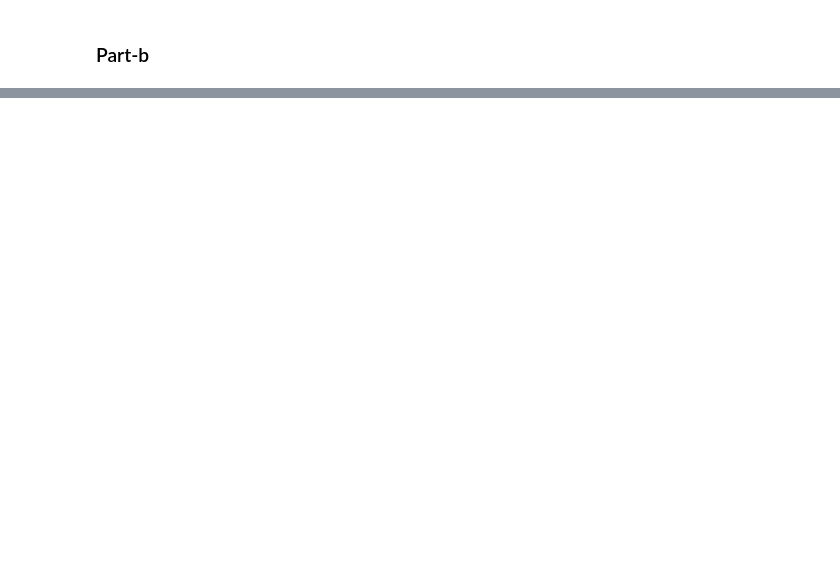
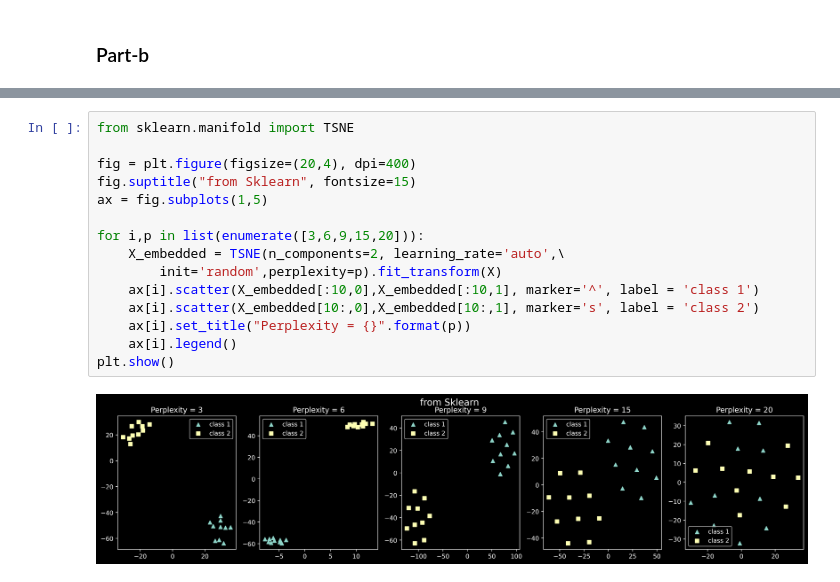
Before and after one commit to cmaspi/AI2100, a Jupyter notebook: assignment-2/ai20btech11006-hw2.ipynb, the cells around one changed output, grey strips where cells are left out. Saved outputs shown, nothing was run; the diff lists cells and outputs as text; blank space fills up the shorter version.

```diff
--- a/assignment-2/ai20btech11006-hw2.ipynb
+++ b/assignment-2/ai20btech11006-hw2.ipynb
@@ -281,0 +265,17 @@ plt.show()
+# %%
+from sklearn.manifold import TSNE
+
+fig = plt.figure(figsize=(20,4), dpi=400)
+fig.suptitle("from Sklearn", fontsize=15)
+ax = fig.subplots(1,5)
+
+for i,p in list(enumerate([3,6,9,15,20])):
+    X_embedded = TSNE(n_components=2, learning_rate='auto',\
+        init='random',perplexity=p).fit_transform(X)
+    ax[i].scatter(X_embedded[:10,0],X_embedded[:10,1], marker='^', label = 'class 1')
+    ax[i].scatter(X_embedded[10:,0],X_embedded[10:,1], marker='s', label = 'class 2')
+    ax[i].set_title("Perplexity = {}".format(p))
+    ax[i].legend()
+plt.show()
+# %% [output]
+[figure, added]
```
Also changed, not shown: parts of 9 cells of this notebook, 5 other files.
